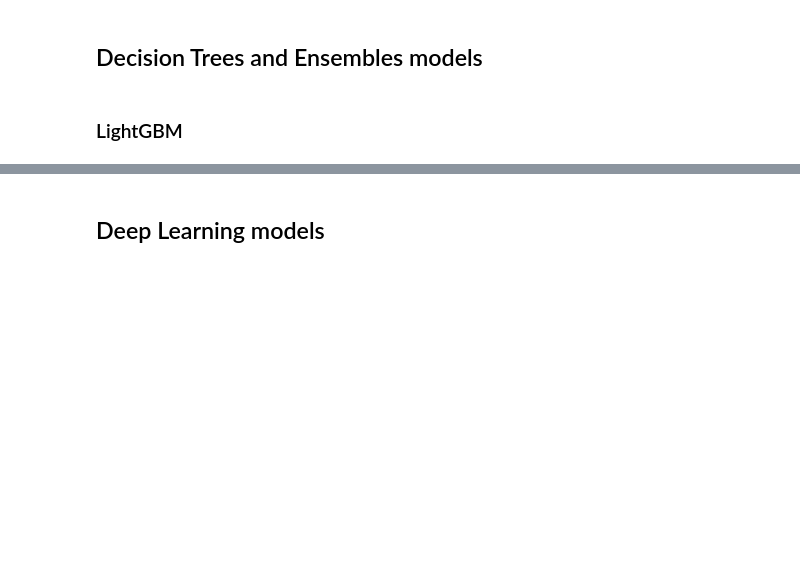
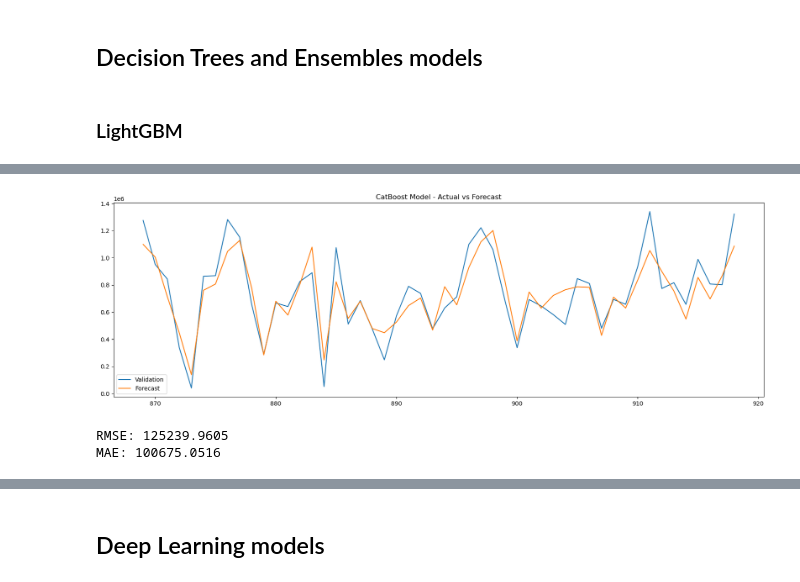
Before and after one commit to andrii-zapukhlyi/inpost_optimizing, a Jupyter notebook: inpost_optimizing.ipynb, the cells around one changed output, grey strips where cells are left out. Cells and saved outputs as stored; diff of their text form; code cells hidden in the pictures; blank space fills up the shorter version.

```diff
--- a/inpost_optimizing.ipynb
+++ b/inpost_optimizing.ipynb
@@ -1217,5 +1236,42 @@ X_test[num_columns] = scaler.transform(X_test[num_columns])
 # %% [markdown]
 I scaled all numeric features using MinMaxScaler, excluding the sine/cosine representations and boolean features with fewer than two unique values. The scaler was fitted only on the training data to prevent data leakage.
+# %%
+## For LGB model:
+lgb_train = lgb.Dataset(X_train, y_train)
+lgb_val = lgb.Dataset(X_val, y_val, reference=lgb_train)
+
+params = {
+    'objective': 'regression',
+    'metric': 'rmse',
+    'boosting_type': 'gbdt',
+    'verbose': -1
+}
+
+## Function to train and evaluate ML models
+
+def train_and_evaluate_model(model, model_name):
+    if model_name == "LightGBM":
+        model = model.train(params, lgb_train, valid_sets=[lgb_train, lgb_val])
+    elif model_name == "CatBoost":
+        model.fit(X_train, y_train, eval_set=(X_val, y_val), use_best_model=True, logging_level='Silent')
+    else:
+        model.fit(X_train, y_train)
+
+    y_pred = model.predict(X_val)
+
+    mae = mean_absolute_error(y_val, y_pred)
+    rmse = np.sqrt(mean_squared_error(y_val, y_pred))
+
+    plt.figure(figsize=(20, 6))
+    plt.plot(y_val.index, y_val, label='Validation')
+    plt.plot(y_val.index, y_pred, label='Forecast')
+    plt.legend(loc='best')
+    plt.title(f'{model_name} Model - Actual vs Forecast')
+    plt.show()
+
+    print(f"RMSE: {rmse:.4f}")
+    print(f"MAE: {mae:.4f}")
+    return rmse
 # %% [markdown]
 ## Decision Trees and Ensembles models
 # %% [markdown]
@@ -1349,0 +1285,7 @@ MAE: 173570.4667
+# %%
+cat = CatBoostRegressor(allow_writing_files=False)
+rmse_cat = train_and_evaluate_model(cat, "CatBoost")
+# %% [output]
+[figure, added]
+RMSE: 125239.9605
+MAE: 100675.0516
```
Also changed, not shown: parts of 69 cells of this notebook, 2 other files.
